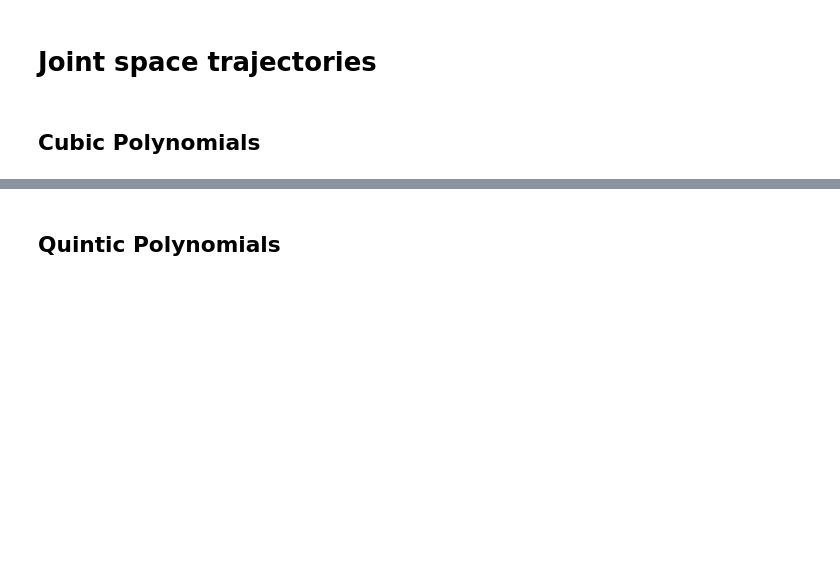
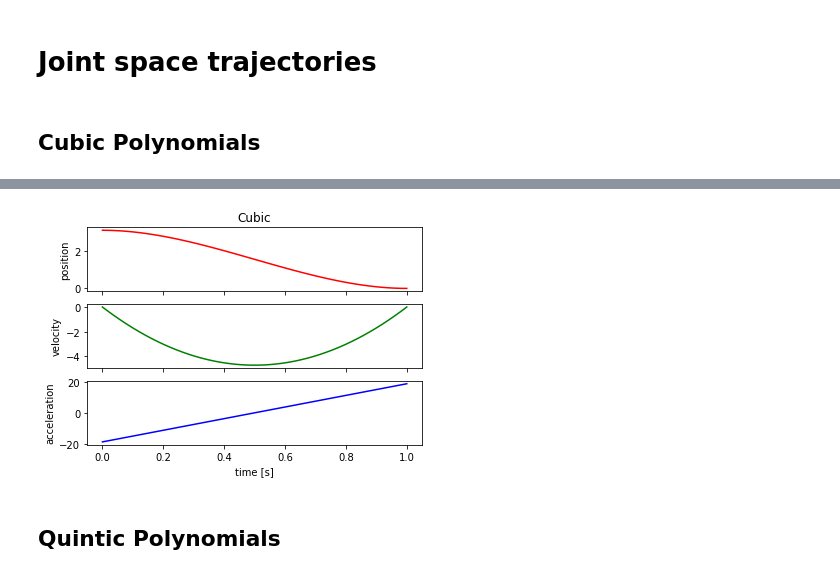
Before and after one commit to eirikwha/tpk4170-robotics, a Jupyter notebook: tpk4170/lectures/trajectory_planning/Trajectory Planning.ipynb, the cells around one changed output, grey strips where cells are left out. Cells and saved outputs as stored; diff of their text form; code cells hidden in the pictures; blank space fills up the shorter version.

```diff
--- a/tpk4170/lectures/trajectory_planning/Trajectory Planning.ipynb
+++ b/tpk4170/lectures/trajectory_planning/Trajectory Planning.ipynb
@@ -40,3 +29,7 @@ plot_trajectory(trajectories[0], iscubic=True)
+# %%
+plot_trajectory(trajectories[1], title='Cubic')
+# %% [output]
+[figure, added]
 # %% [markdown]
 ## Quintic Polynomials
 # %%
```
Also changed, not shown: parts of 8 cells of this notebook, 1 other file.
